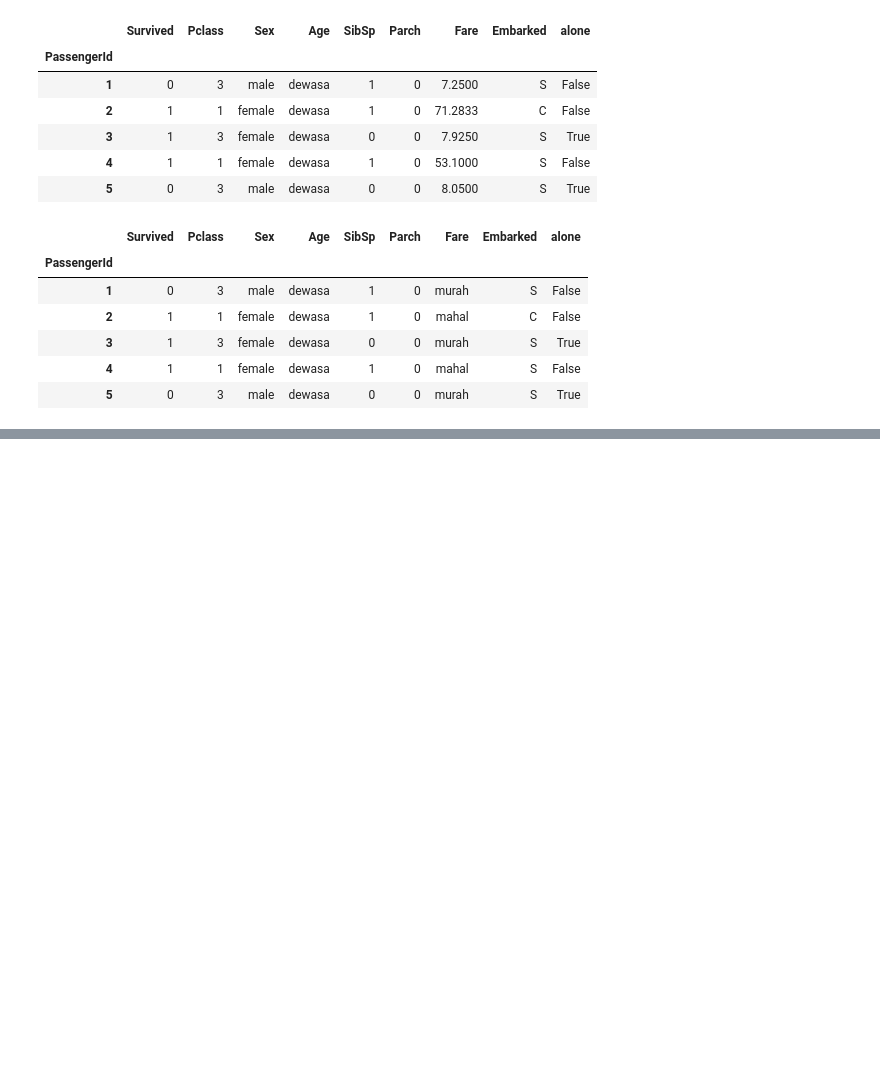
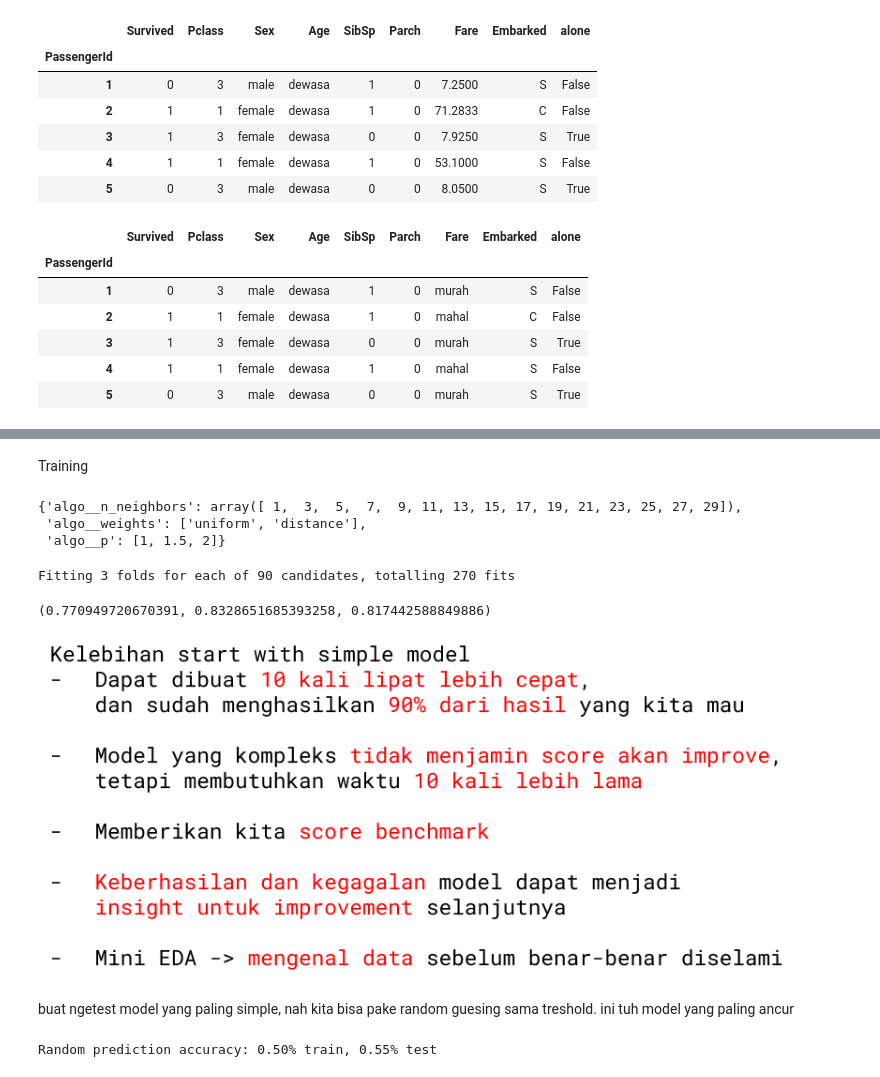
Before and after one commit to FransiscoReadyPermana/supervised_learning, a Jupyter notebook: 04 - KNN & Scikit-learn/part4-EDA&FeatureEngineering.ipynb, the cells around one changed output, grey strips where cells are left out. Cells and saved outputs as stored; diff of their text form; code cells hidden in the pictures; blank space fills up the shorter version.

```diff
--- a/04 - KNN & Scikit-learn/part4-EDA&FeatureEngineering.ipynb
+++ b/04 - KNN & Scikit-learn/part4-EDA&FeatureEngineering.ipynb
@@ -114,0 +146,2 @@ df.head()
+# %% [markdown]
+Training
@@ -114,0 +150,30 @@ df.head()
+# %%
+gsp.knn_params
+# %% [output]
+{'algo__n_neighbors': array([ 1,  3,  5,  7,  9, 11, 13, 15, 17, 19, 21, 23, 25, 27, 29]),
+ 'algo__weights': ['uniform', 'distance'],
+ 'algo__p': [1, 1.5, 2]}
+# %%
+pipeline = Pipeline([
+  ("prep", Preprocessor),
+  ("algo", KNeighborsClassifier())
+])
+
+
+#parameter tunning
+params = {
+  "algo__n_neighbors": range(1, 51, 2),
+  "algo__weights": ["uniform", "distance"],
+  "algo__p": [1, 2],
+}
+
+model = GridSearchCV(pipeline, gsp.knn_params, cv=3, n_jobs=-1, verbose=1)
+model.fit(X_train, y_train)
+
+# evaluate model
+pd.DataFrame(model.cv_results_).sort_values(by='rank_test_score')
+model.best_params_
+model.score(X_test, y_test), model.score(X_train, y_train), model.best_score_
+# %% [output]
+Fitting 3 folds for each of 90 candidates, totalling 270 fits
+(0.770949720670391, 0.8328651685393258, 0.817442588849886)
@@ -114,0 +182,6 @@ df.head()
+# %%
+illustration.simple_model_advantage
+# %% [output]
+[figure, added]
+# %% [markdown]
+buat ngetest model yang paling simple, nah kita bisa pake random guesing sama treshold. ini tuh model yang paling ancur
@@ -114,0 +193,6 @@ df.head()
+# %%
+train_acc = accuracy_score(y_train, randomPredTrain)
+test_acc = accuracy_score(y_test, randomPredTest)
+print(f"Random prediction accuracy: {train_acc:.2f}% train, {test_acc:.2f}% test")
+# %% [output]
+Random prediction accuracy: 0.50% train, 0.55% test
```
Also changed, not shown: parts of 12 cells of this notebook.
